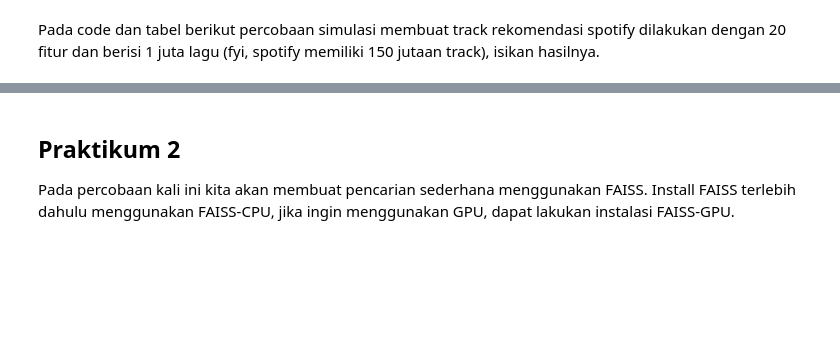
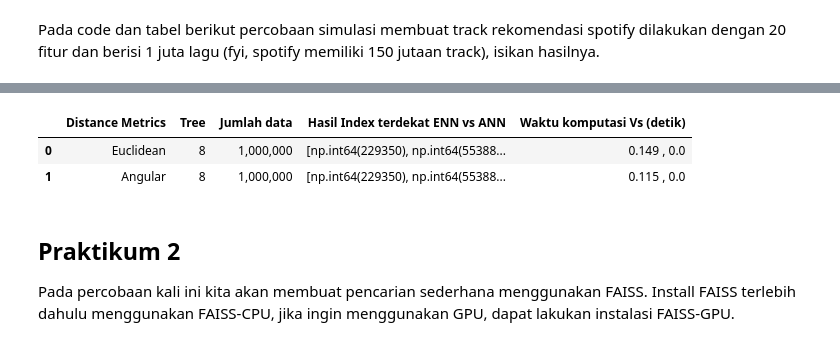
Before and after one commit to fajrulsantoso/Pembelajaran-Mesin_2025-2026, a Jupyter notebook: JS06_ANN_(Approximate_Nearest_Neighbors).ipynb, the cells around one changed output, grey strips where cells are left out. Saved outputs shown, nothing was run; the diff lists cells and outputs as text; code cells hidden in the pictures; blank space fills up the shorter version.

```diff
--- a/JS06_ANN_(Approximate_Nearest_Neighbors).ipynb
+++ b/JS06_ANN_(Approximate_Nearest_Neighbors).ipynb
@@ -167,44 +167,54 @@ Menjalankan percobaan: angular | trees=3 | data=100000
 # %% [markdown]
 Pada code dan tabel berikut percobaan simulasi membuat track rekomendasi spotify dilakukan dengan 20 fitur dan berisi 1 juta lagu (fyi, spotify memiliki 150 jutaan track), isikan hasilnya.
 # %%
+# --- Instalasi dan import ---
+!pip install annoy pandas scikit-learn
+
 import numpy as np
 import time
+import pandas as pd
 from sklearn.metrics.pairwise import euclidean_distances
 from annoy import AnnoyIndex
 
-# ---- 1. Buat dataset mirip Spotify ----
-n_tracks = 50_000_000   # 50 juta track
-n_features = 20        # contoh: danceability, energy, tempo, dll.
+# --- Simulasi dataset mirip Spotify ---
+def spotify_experiment(metric="euclidean", n_trees=8, n_tracks=1_000_000, n_features=20):
+    np.random.seed(42)
+    X = np.random.rand(n_tracks, n_features).astype(np.float32)
+    query = np.random.rand(1, n_features).astype(np.float32)
 
-# dataset besar (random untuk simulasi)
-X = np.random.rand(n_tracks, n_features).astype(np.float32)
+    # Exact NN (brute force)
+    start = time.time()
+    distances = euclidean_distances(query, X)[0]
+    exact_idx = np.argsort(distances)[:5]
+    exact_time = time.time() - start
 
-# query track (misalnya lagu baru)
-query = np.random.rand(1, n_features).astype(np.float32)
+    # Approx NN (Annoy)
+    annoy_index = AnnoyIndex(n_features, metric)
+    for i in range(n_tracks):
+        annoy_index.add_item(i, X[i])
+    annoy_index.build(n_trees)
 
-# ---- 2. Exact NN (brute force) ----
-start = time.time()
-distances = euclidean_distances(query, X)[0]   # hitung semua jarak
-exact_idx = np.argsort(distances)[:5]          # ambil 5 terdekat
-exact_time = time.time() - start
+    start = time.time()
+    annoy_idx = annoy_index.get_nns_by_vector(query[0], 5)
+    annoy_time = time.time() - start
 
-print("Exact NN result:", exact_idx)
-print("Exact NN time:", round(exact_time, 3), "seconds")
+    return {
+        "Distance Metrics": metric.capitalize(),
+        "Tree": n_trees,
+        "Jumlah data": f"{n_tracks:,}",
+        "Hasil Index terdekat ENN vs ANN": f"{list(exact_idx)}, {list(annoy_idx)}",
+        "Waktu komputasi Vs (detik)": f"{round(exact_time,3)} , {round(annoy_time,3)}"
+    }
 
-# ---- 3. Approx NN pakai Annoy ----
-f = n_features
-annoy_index = AnnoyIndex(f, 'euclidean')
-n_trees = 3
+# --- Jalankan percobaan ---
+results = [
+    spotify_experiment("euclidean", 8, 1_000_000),
+    spotify_experiment("angular", 8, 1_000_000),
+]
 
-# build index
-for i in range(n_tracks):
-    annoy_index.add_item(i, X[i])
-annoy_index.build(n_trees)
-
-start = time.time()
-annoy_idx = annoy_index.get_nns_by_vector(query[0], 5)  # ambil 5 lagu yang mirip
-annoy_time = time.time() - start
-
-print("Annoy result:", annoy_idx)
-print("Annoy time:", round(annoy_time, 3), "seconds")
+# --- Tampilkan hasil tabel seperti di laporan ---
+df_spotify = pd.DataFrame(results)
+df_spotify.style.set_properties(**{'text-align': 'center'}).set_table_styles([
+    {'selector': 'th', 'props': [('text-align', 'center')]}
+])
 # %% [output]
@@ -213,3 +232,6 @@ Exact NN time: 10.935 seconds
+|  | Distance Metrics | Tree | Jumlah data | Hasil Index terdekat ENN vs ANN | Waktu komputasi Vs (detik) |
+| 0 | Euclidean | 8 | 1,000,000 | [np.int64(229350), np.int64(55388... | 0.149 , 0.0 |
+| 1 | Angular | 8 | 1,000,000 | [np.int64(229350), np.int64(55388... | 0.115 , 0.0 |
 # %% [markdown]
 ## Praktikum 2
 Pada percobaan kali ini kita akan membuat pencarian sederhana menggunakan FAISS. Install FAISS terlebih dahulu menggunakan FAISS-CPU, jika ingin menggunakan GPU, dapat lakukan instalasi FAISS-GPU.
```
Also changed, not shown: parts of 19 cells of this notebook.
